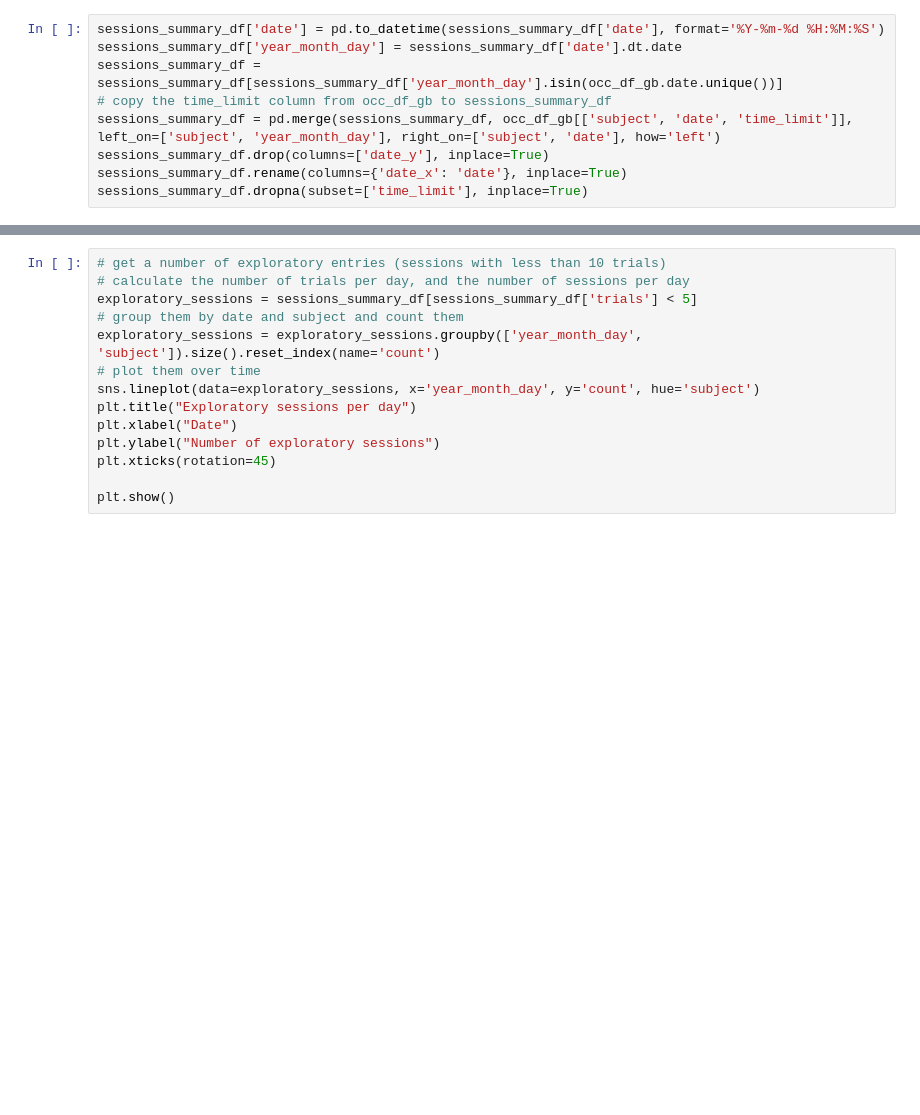
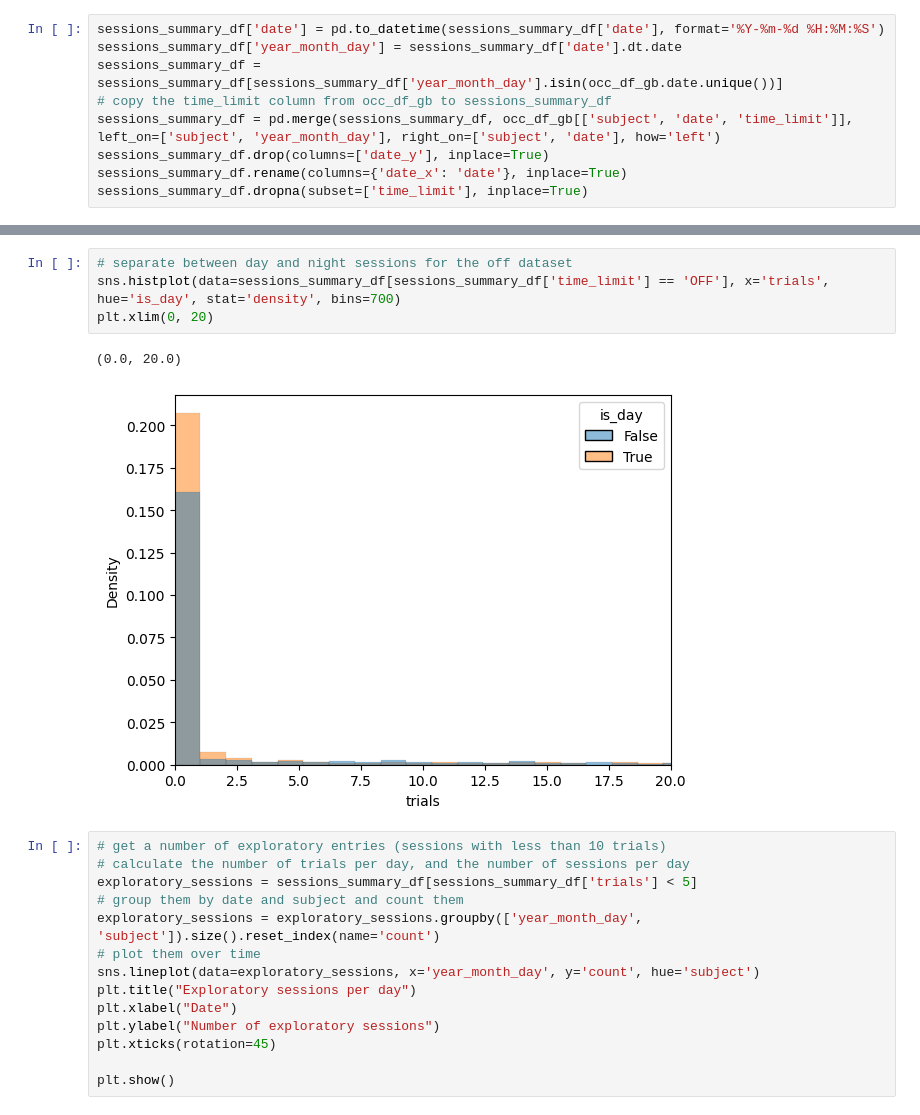
Before and after one commit to LearningCircuitsLab/behavior-analysis-notebooks, a Jupyter notebook: no_time_restraints_testing.ipynb, the cells around one changed output, grey strips where cells are left out. Drawn from its saved outputs; the diff is of its cells as text; blank space fills up the shorter version.

```diff
--- a/no_time_restraints_testing.ipynb
+++ b/no_time_restraints_testing.ipynb
@@ -363,3 +392,10 @@ plt.savefig('figures/hmv_no_restraints_trials_per_session_including_exploratory.
+# %%
+# separate between day and night sessions for the off dataset
+sns.histplot(data=sessions_summary_df[sessions_summary_df['time_limit'] == 'OFF'], x='trials', hue='is_day', stat='density', bins=700)
+plt.xlim(0, 20)
+# %% [output]
+(0.0, 20.0)
+[figure, added]
 # %%
 # get a number of exploratory entries (sessions with less than 10 trials)
 # calculate the number of trials per day, and the number of sessions per day
```
Also changed, not shown: parts of 12 cells of this notebook, 3 other files.
